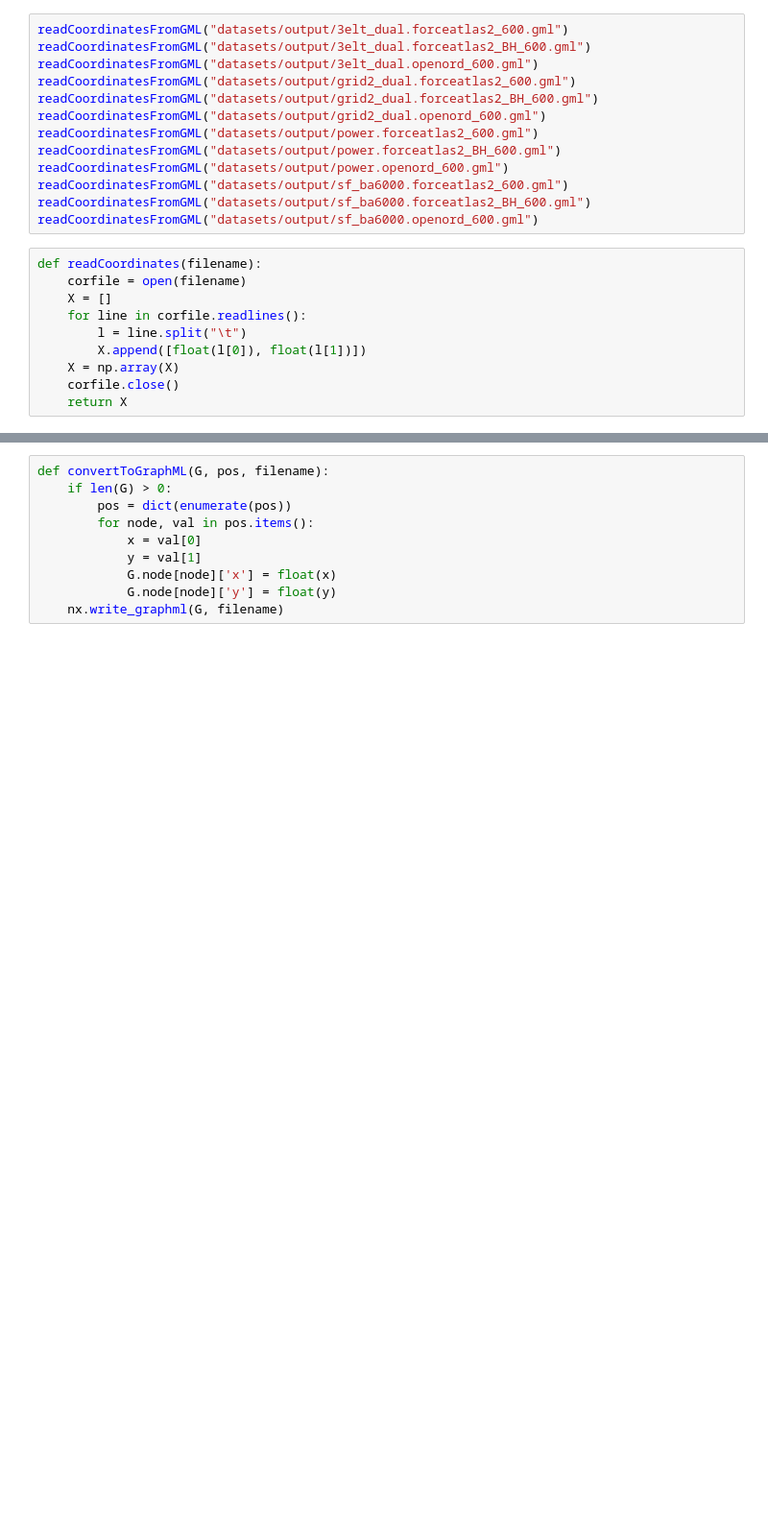
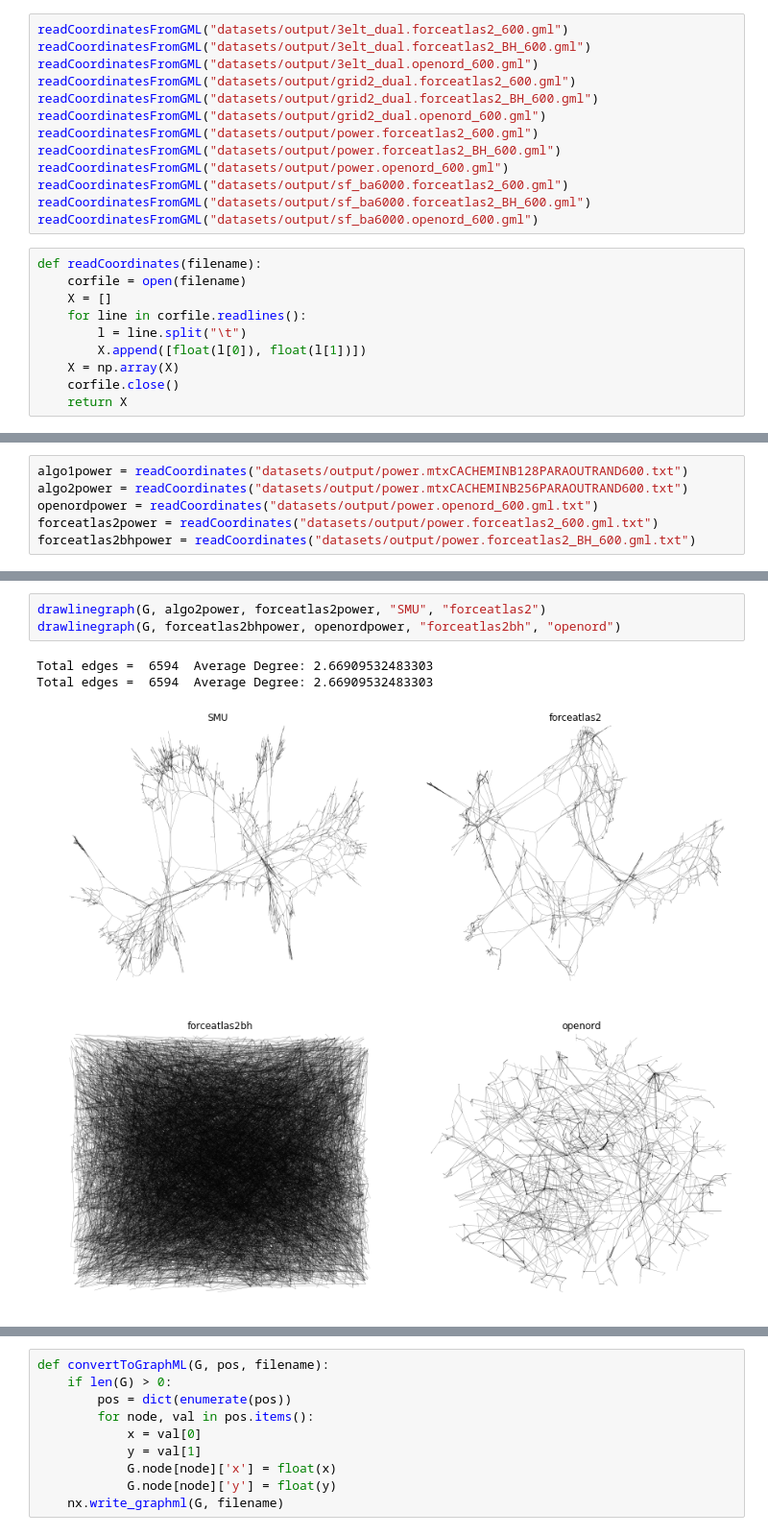
Before and after one commit to khaled-rahman/BatchLayout, a Jupyter notebook: visualize.ipynb, the cells around one changed output, grey strips where cells are left out. Shown at 96% size. Saved outputs shown, nothing was run; the diff lists cells and outputs as text; blank space fills up the shorter version.

```diff
--- a/visualize.ipynb
+++ b/visualize.ipynb
@@ -114,0 +107,6 @@ Total edges =  6112  Average Degree: 3.8979591836734695
+# %%
+algo1power = readCoordinates("datasets/output/power.mtxCACHEMINB128PARAOUTRAND600.txt")
+algo2power = readCoordinates("datasets/output/power.mtxCACHEMINB256PARAOUTRAND600.txt")
+openordpower = readCoordinates("datasets/output/power.openord_600.gml.txt")
+forceatlas2power = readCoordinates("datasets/output/power.forceatlas2_600.gml.txt")
+forceatlas2bhpower = readCoordinates("datasets/output/power.forceatlas2_BH_600.gml.txt")
@@ -114,0 +127,8 @@ Total edges =  6112  Average Degree: 3.8979591836734695
+# %%
+drawlinegraph(G, algo2power, forceatlas2power, "SMU", "forceatlas2")
+drawlinegraph(G, forceatlas2bhpower, openordpower, "forceatlas2bh", "openord")
+# %% [output]
+Total edges =  6594  Average Degree: 2.66909532483303
+Total edges =  6594  Average Degree: 2.66909532483303
+[figure, added]
+[figure, added]
```
Also changed, not shown: parts of 11 cells of this notebook, 17 other files.
